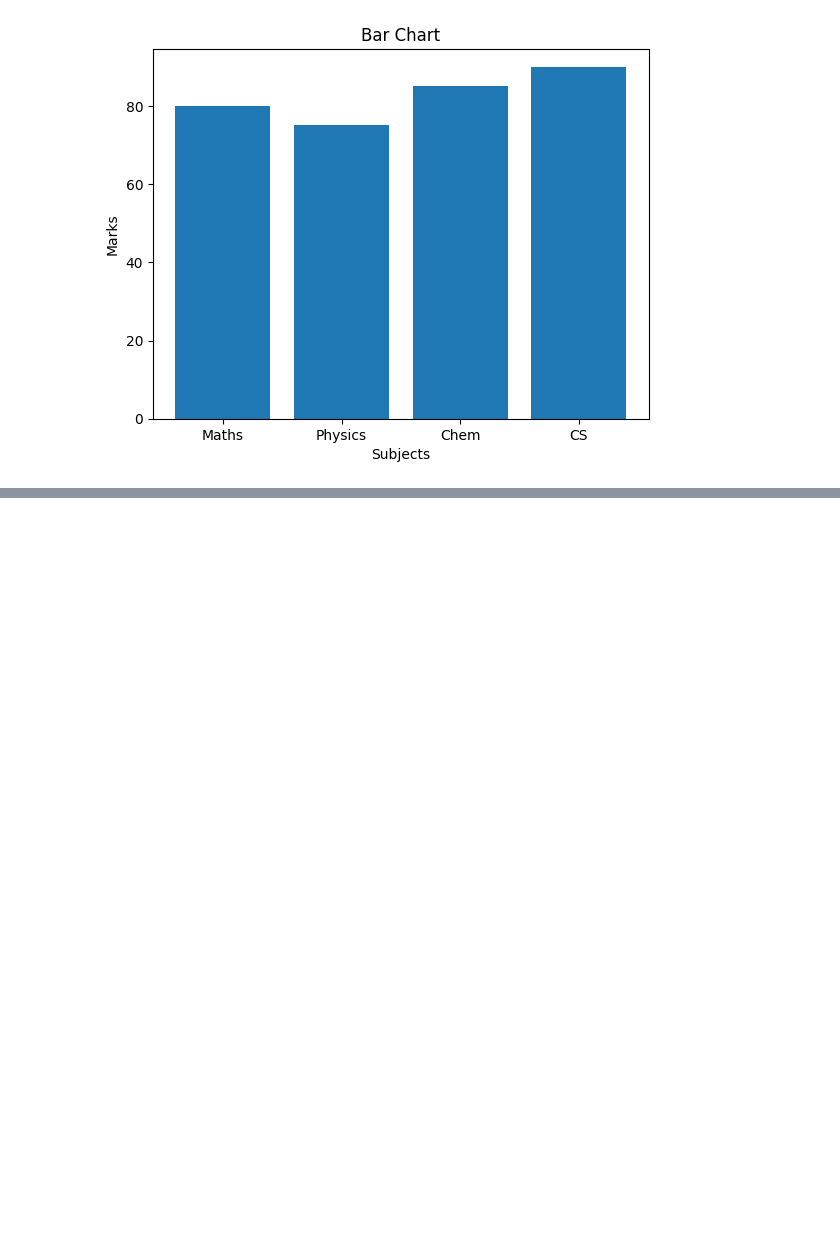
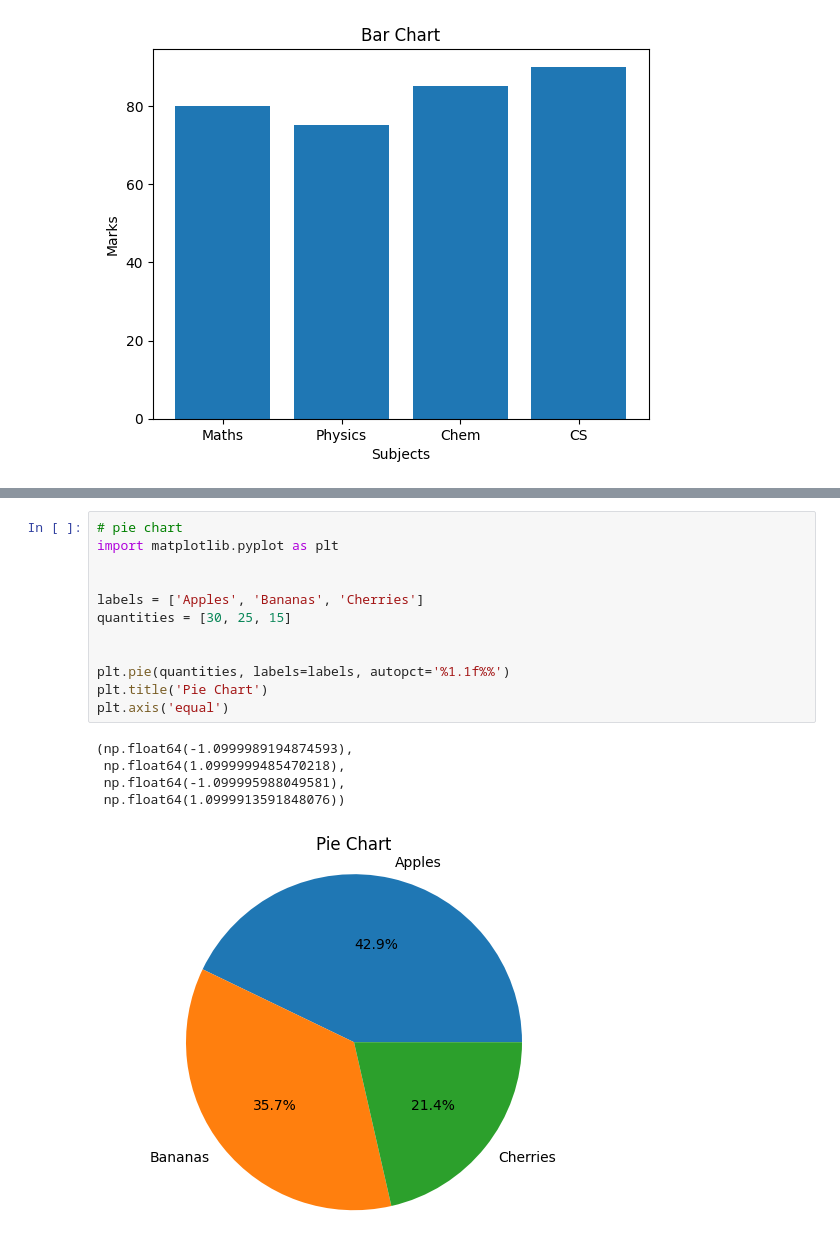
Before and after one commit to NoBrainerCoder/2025-26-4078-EVEN-IBAADKHAN-AI-B-DS, a Jupyter notebook: 10_02_2026.ipynb, the cells around one changed output, grey strips where cells are left out. Cells and saved outputs as stored; diff of their text form; blank space fills up the shorter version.

```diff
--- a/10_02_2026.ipynb
+++ b/10_02_2026.ipynb
@@ -200,0 +213,18 @@ plt.show()
+# %%
+# pie chart
+import matplotlib.pyplot as plt
+
+
+labels = ['Apples', 'Bananas', 'Cherries']
+quantities = [30, 25, 15]
+
+
+plt.pie(quantities, labels=labels, autopct='%1.1f%%')
+plt.title('Pie Chart')
+plt.axis('equal')
+# %% [output]
+(np.float64(-1.0999989194874593),
+ np.float64(1.0999999485470218),
+ np.float64(-1.099995988049581),
+ np.float64(1.0999913591848076))
+[figure, added]
```
Also changed, not shown: parts of 1 cell of this notebook.
